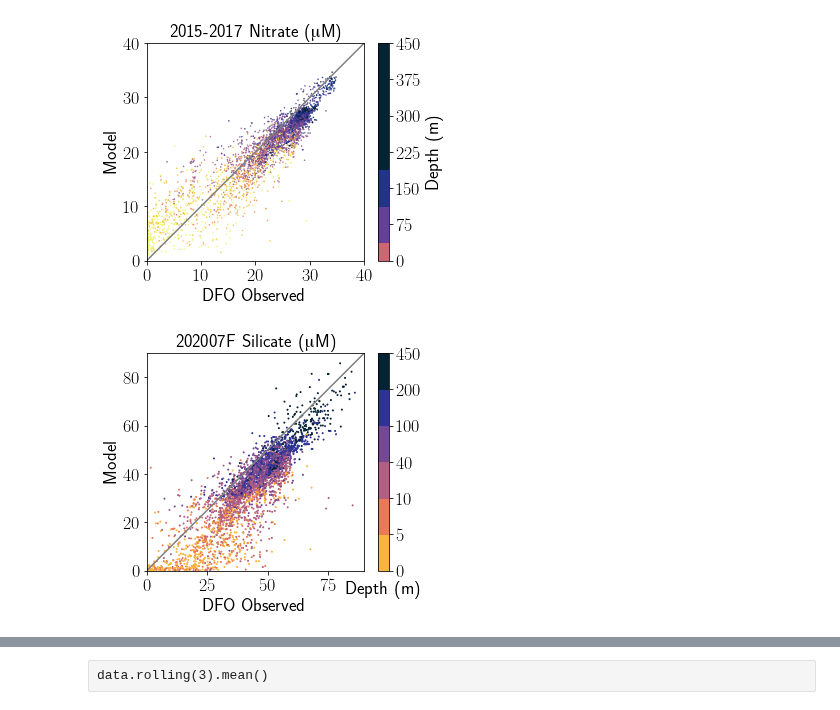
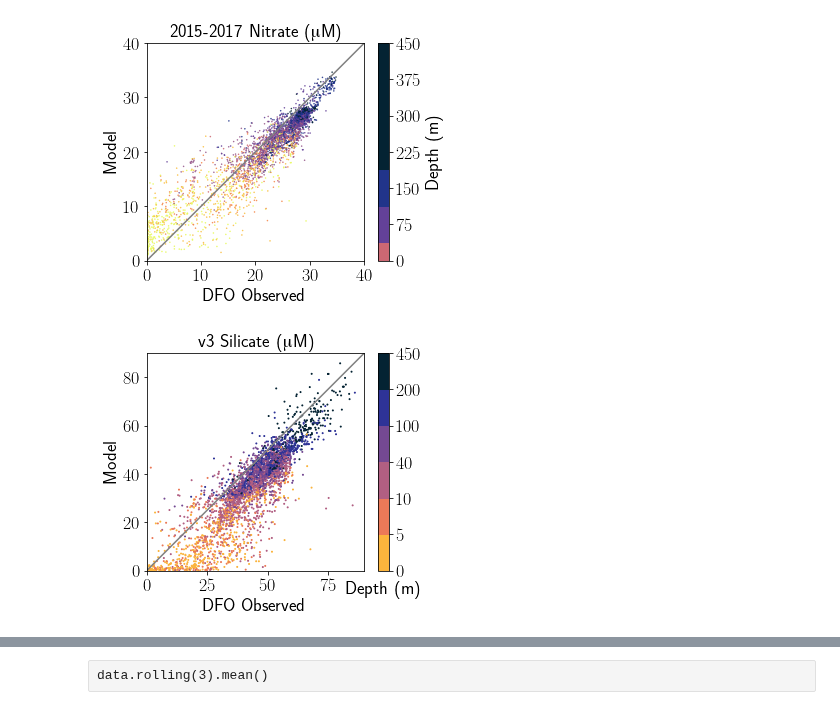
Before and after one commit to SalishSeaCast/analysis-elise-2, a Jupyter notebook: notebooks/bioTuning/evalFigs/eval-DFO-EGU-202007.ipynb, the cells around one changed output, grey strips where cells are left out. Saved outputs shown, nothing was run; the diff lists cells and outputs as text; code cells hidden in the pictures.

```diff
--- a/notebooks/bioTuning/evalFigs/eval-DFO-EGU-202007.ipynb
+++ b/notebooks/bioTuning/evalFigs/eval-DFO-EGU-202007.ipynb
@@ -408,27 +408,27 @@ cb.set_label('Depth (m)')
 # %%
 simax=90
 zlims=(0,400)
 vm0=-1*(150/450)*zlims[1]
 cm1=cmocean.cm.thermal_r
 bounds = np.array([-5,0,5,10,40,100,200,450])
 norm = mpl.colors.BoundaryNorm(boundaries=bounds, ncolors=256)
 args={'marker':'.','s':4,'norm':norm}
 fig,ax=plt.subplots(1,1,figsize=(5,4))
 #ax.plot(data['Si'],data['mod_silicon'],'k.',ms=1)
 ps=et.varvarScatter(ax,data,'Si','mod_silicon','Z',vmin=-150,vmax=zlims[1],cm=cm1,args=args)
 ax.set_xlim((0,simax))
 ax.set_ylim((0,simax))
 ax.set_aspect(1)
 ax.plot((0,simax),(0,simax),'-',color='gray')
 ax.set_xlabel('DFO Observed')
 ax.set_ylabel('Model')
-ax.set_title(modver+' Silicate ($\muup$M)')
+ax.set_title('v3 Silicate ($\muup$M)')
 cb=fig.colorbar(ps,boundaries=bounds[1:])
 #cb.set_label('Depth (m)')
 cb.ax.set_xlabel('Depth (m)',labelpad=10)
 fig.savefig(f'/data/eolson/results/MEOPAR/DFOSi_{modver}.png',dpi=200,bbox_inches='tight')
 # %% [output]
-[figure, old version]
+[figure, new version]
 # %%
 simax=90
 cm1=cmocean.cm.haline_r
```
Also changed, not shown: parts of 2 cells of this notebook, 4 other files.
